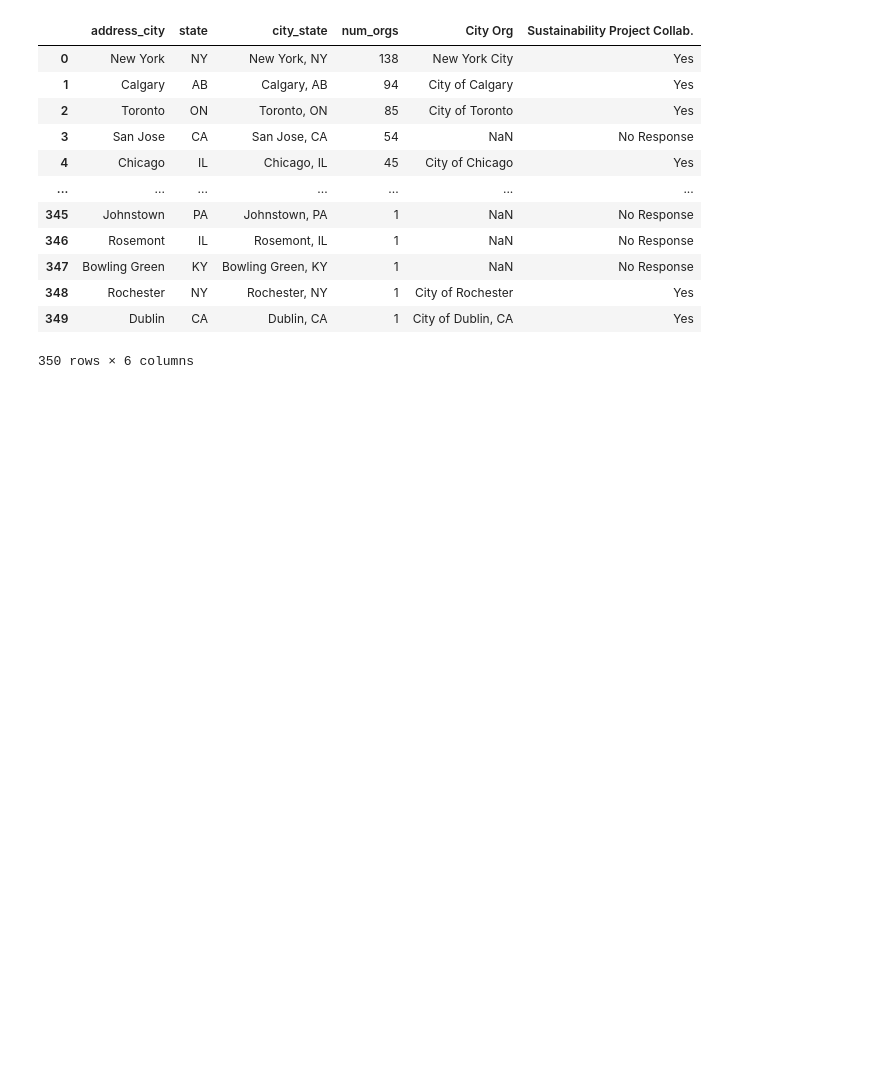
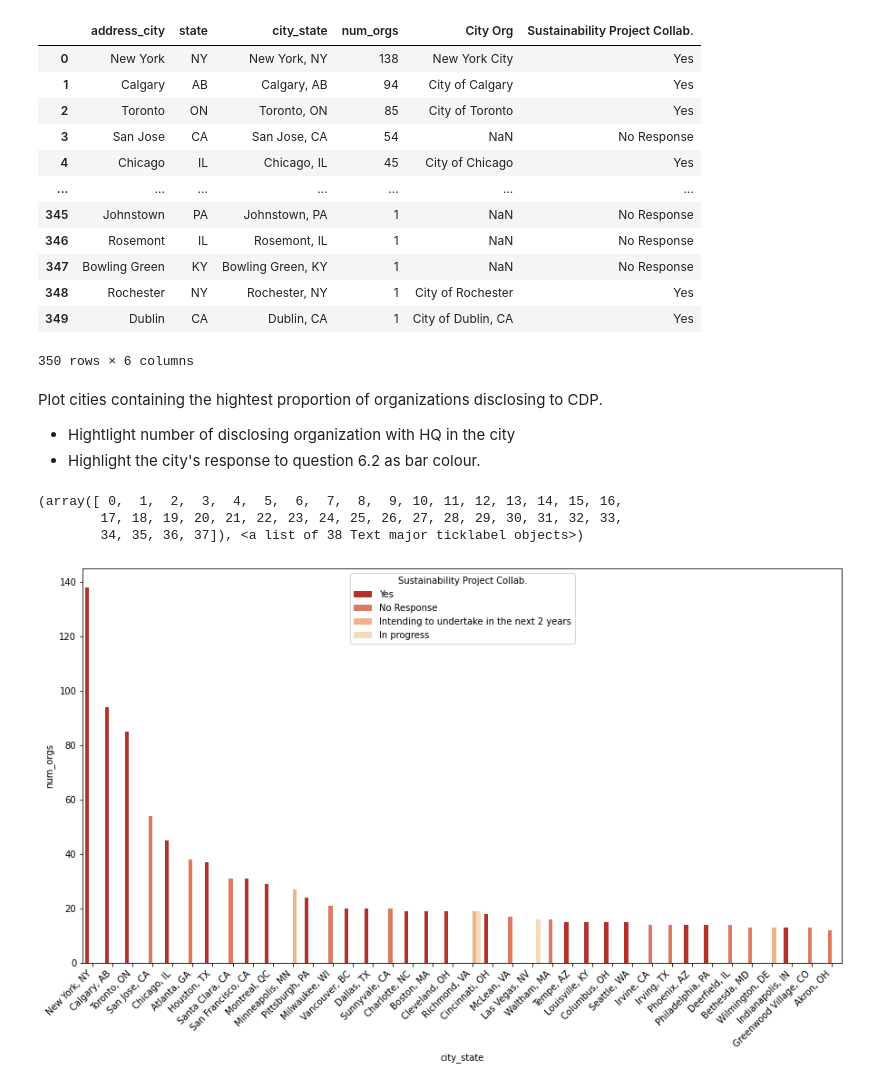
Before and after one commit to martin-fabbri/kaggle-competitions, a Jupyter notebook: cdp-unlocking-climate-solutions/1_kaggle_cdp_eda.ipynb, the cells around one changed output. Saved outputs shown, nothing was run; the diff lists cells and outputs as text; code cells hidden in the pictures; blank space fills up the shorter version.

```diff
--- a/cdp-unlocking-climate-solutions/1_kaggle_cdp_eda.ipynb
+++ b/cdp-unlocking-climate-solutions/1_kaggle_cdp_eda.ipynb
@@ -358,3 +355,30 @@ cities_count
 | 348 | Rochester | NY | Rochester, NY | 1 | City of Rochester | Yes |
 | 349 | Dublin | CA | Dublin, CA | 1 | City of Dublin, CA | Yes |
 350 rows × 6 columns
+# %% [markdown]
+Plot cities containing the hightest proportion of organizations disclosing to CDP.
+
+- Hightlight number of disclosing organization with HQ in the city
+- Highlight the city's response to question 6.2 as bar colour.
+# %%
+cities_count_50 = cities_count.iloc[0:40,:]
+plt.figure(figsize=(15,8))
+ax = sns.barplot(
+    x="city_state",
+    y="num_orgs",
+    hue="Sustainability Project Collab.",
+    data=cities_count_50,
+    palette="OrRd_r"
+)
+
+plt.xticks(
+    rotation=45,
+    horizontalalignment='right',
+    fontweight='light',
+    fontsize='medium'
+)
+# %% [output]
+(array([ 0,  1,  2,  3,  4,  5,  6,  7,  8,  9, 10, 11, 12, 13, 14, 15, 16,
+        17, 18, 19, 20, 21, 22, 23, 24, 25, 26, 27, 28, 29, 30, 31, 32, 33,
+        34, 35, 36, 37]), <a list of 38 Text major ticklabel objects>)
+[figure, added]
```
Also changed, not shown: parts of 3 cells of this notebook.
